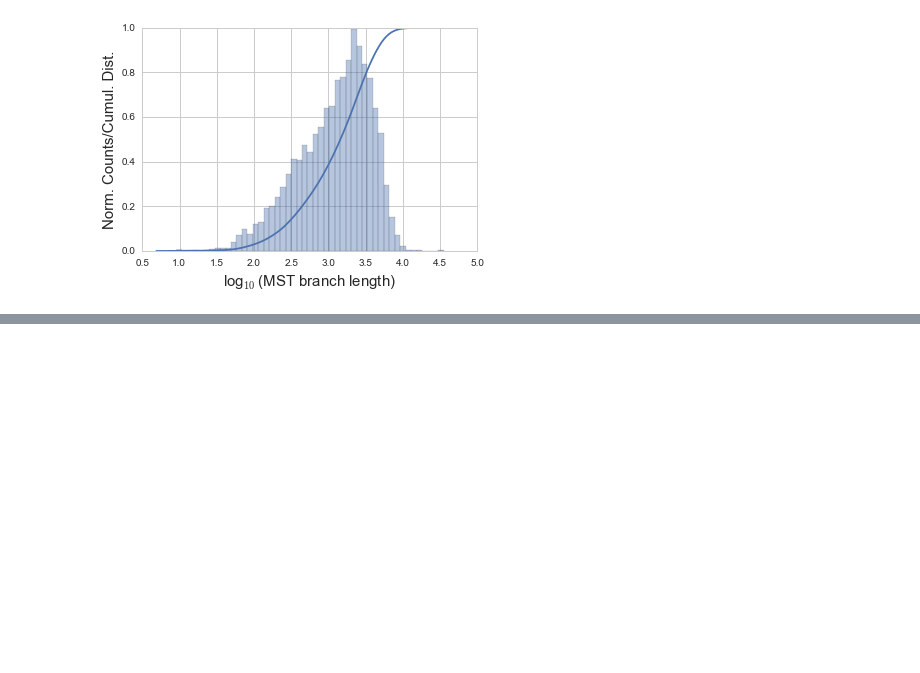
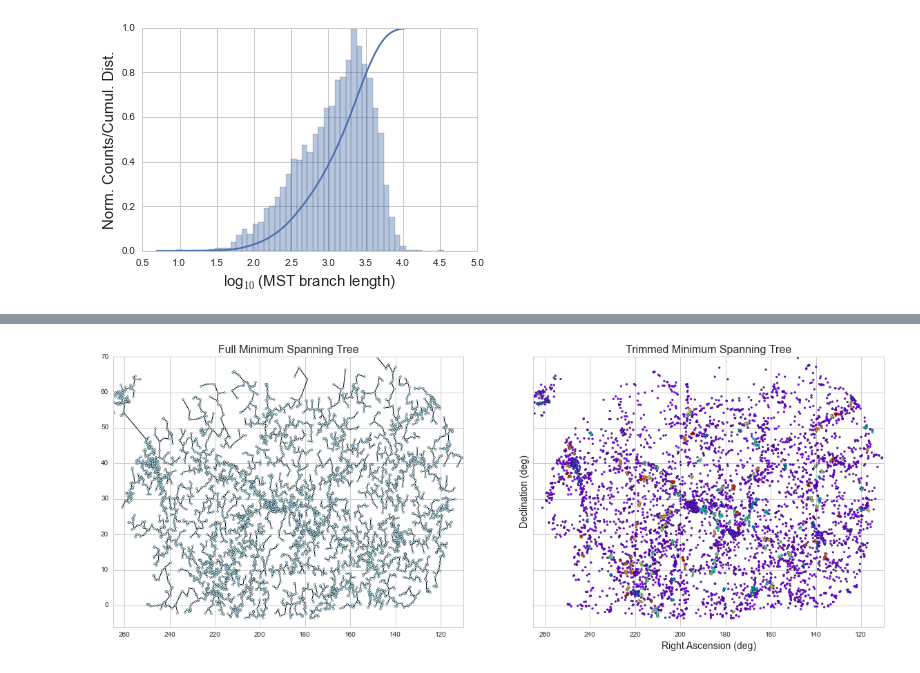
Before and after one commit to jcybulsk/lss_mapper, a Jupyter notebook: lss_mapper.ipynb, the cells around one changed output, grey strips where cells are left out. Cells and saved outputs as stored; diff of their text form; code cells hidden in the pictures; blank space fills up the shorter version.

```diff
--- a/lss_mapper.ipynb
+++ b/lss_mapper.ipynb
@@ -42,0 +52,4 @@ mst_clust.plot_mst_cumul()
+# %%
+mst_clust.plot_mst(mst_clust.set_mst, xlim=(265, 110), ylim=(-6, 70))
+# %% [output]
+[figure, added]
```
Also changed, not shown: parts of 3 cells of this notebook.
